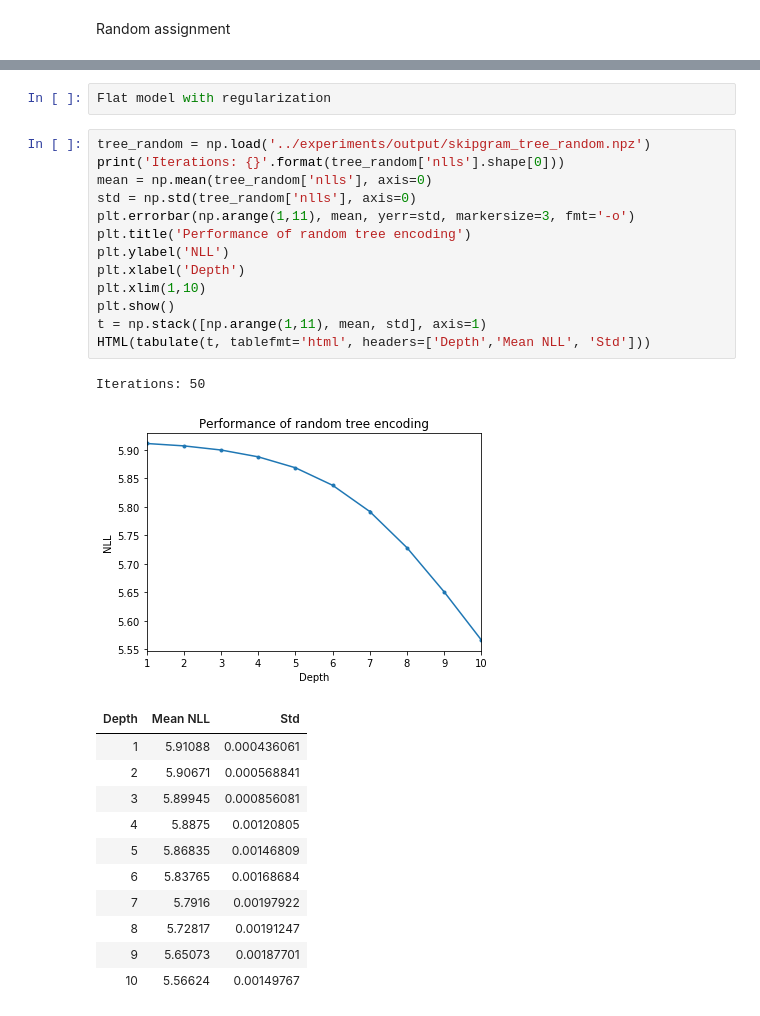
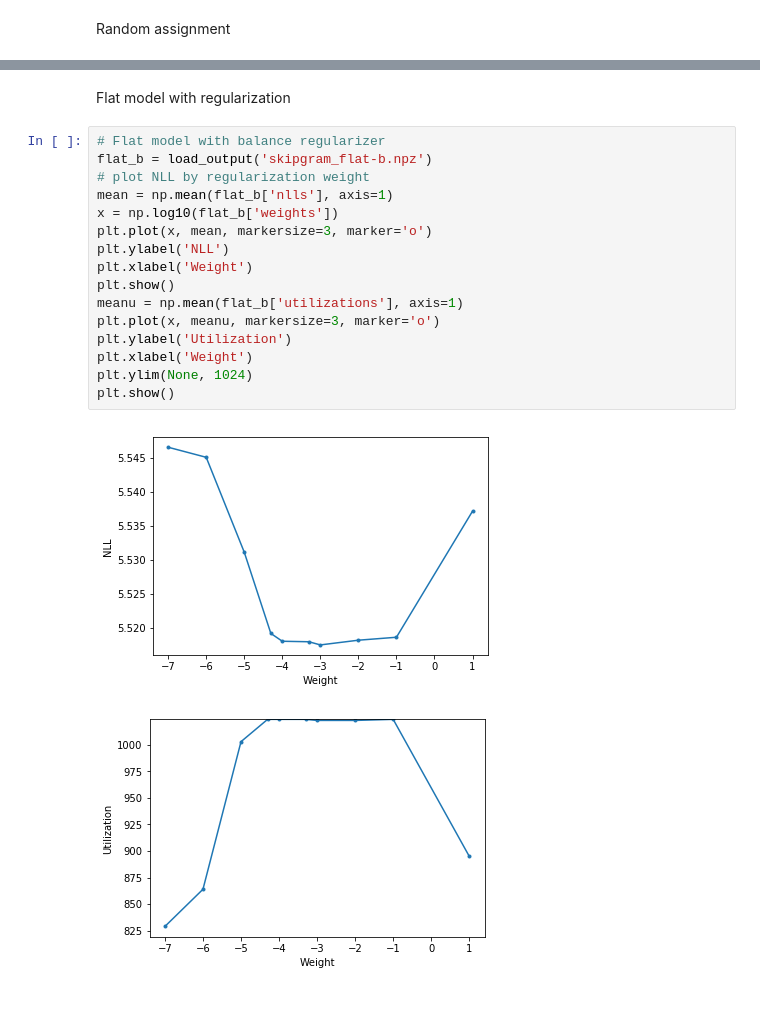
Before and after one commit to bstriner/discrete-skip-gram, a Jupyter notebook: notebook/results.ipynb, the cells around one changed output, grey strips where cells are left out. Saved outputs shown, nothing was run; the diff lists cells and outputs as text.

```diff
--- a/notebook/results.ipynb
+++ b/notebook/results.ipynb
@@ -90,32 +131,24 @@ print("Flat Utilization: {}".format(stats_string(flat['utilizations'])))
 # %% [output]
 Flat NLL: Mean 5.5480435445, Std 0.000778813805342, Min 5.54713744241, Max 5.54945816655, N 5
 Flat Utilization: Mean 809.4, Std 4.8, Min 804, Max 816, N 5
-# %%
-Flat model with regularization
-# %%
-tree_random = np.load('../experiments/output/skipgram_tree_random.npz')
-print('Iterations: {}'.format(tree_random['nlls'].shape[0]))
-mean = np.mean(tree_random['nlls'], axis=0)
-std = np.std(tree_random['nlls'], axis=0)
-plt.errorbar(np.arange(1,11), mean, yerr=std, markersize=3, fmt='-o')
-plt.title('Performance of random tree encoding')
-plt.ylabel('NLL')
-plt.xlabel('Depth')
-plt.xlim(1,10)
-plt.show()
-t = np.stack([np.arange(1,11), mean, std], axis=1)
-HTML(tabulate(t, tablefmt='html', headers=['Depth','Mean NLL', 'Std']))
-# %% [output]
-Iterations: 50
-[figure, removed]
-| Depth | Mean NLL | Std |
-| 1 | 5.91088 | 0.000436061 |
-| 2 | 5.90671 | 0.000568841 |
-| 3 | 5.89945 | 0.000856081 |
-| 4 | 5.8875 | 0.00120805 |
-| 5 | 5.86835 | 0.00146809 |
-| 6 | 5.83765 | 0.00168684 |
-| 7 | 5.7916 | 0.00197922 |
-| 8 | 5.72817 | 0.00191247 |
-| 9 | 5.65073 | 0.00187701 |
-| 10 | 5.56624 | 0.00149767 |
+# %% [markdown]
+Flat model with regularization
+# %%
+# Flat model with balance regularizer
+flat_b = load_output('skipgram_flat-b.npz')
+# plot NLL by regularization weight
+mean = np.mean(flat_b['nlls'], axis=1)
+x = np.log10(flat_b['weights'])
+plt.plot(x, mean, markersize=3, marker='o')
+plt.ylabel('NLL')
+plt.xlabel('Weight')
+plt.show()
+meanu = np.mean(flat_b['utilizations'], axis=1)
+plt.plot(x, meanu, markersize=3, marker='o')
+plt.ylabel('Utilization')
+plt.xlabel('Weight')
+plt.ylim(None, 1024)
+plt.show()
+# %% [output]
+[figure, added]
+[figure, added]
```
Also changed, not shown: parts of 12 cells of this notebook, 7 other files.
